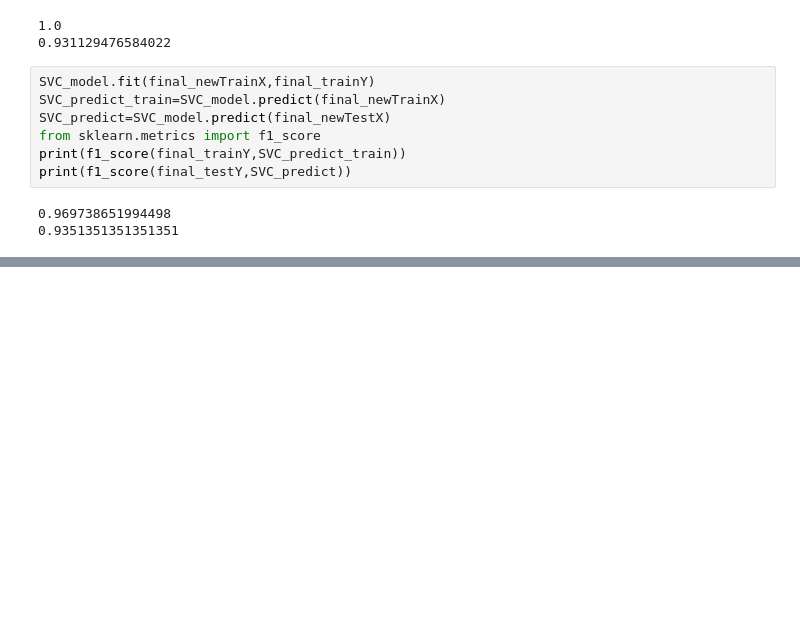
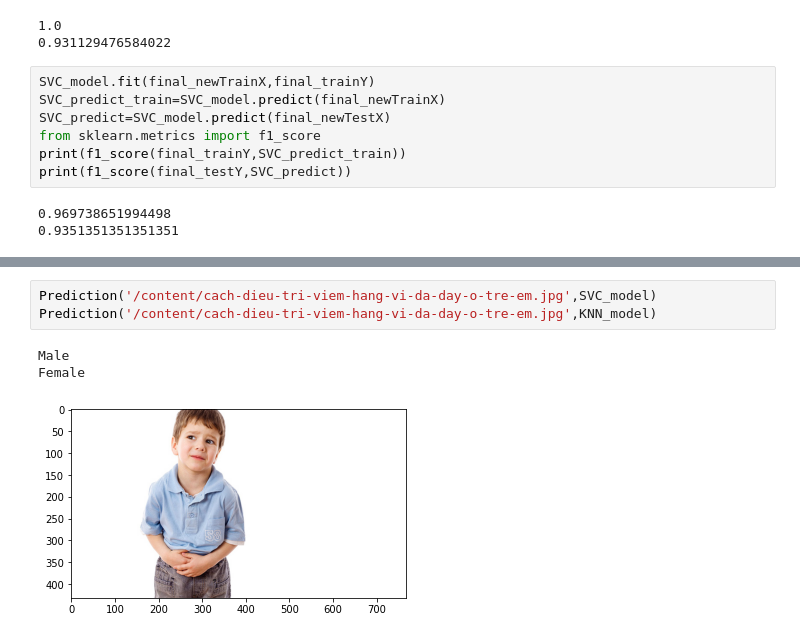
Before and after one commit to lephuocdat2000/-CS114.K21-, a Jupyter notebook: GenderClassification.ipynb, the cells around one changed output, grey strips where cells are left out. Saved outputs shown, nothing was run; the diff lists cells and outputs as text; blank space fills up the shorter version.

```diff
--- a/GenderClassification.ipynb
+++ b/GenderClassification.ipynb
@@ -420,0 +441,7 @@ Male
+# %%
+Prediction('/content/cach-dieu-tri-viem-hang-vi-da-day-o-tre-em.jpg',SVC_model)
+Prediction('/content/cach-dieu-tri-viem-hang-vi-da-day-o-tre-em.jpg',KNN_model)
+# %% [output]
+Male
+Female
+[figure, added]
```
Also changed, not shown: parts of 11 cells of this notebook.
